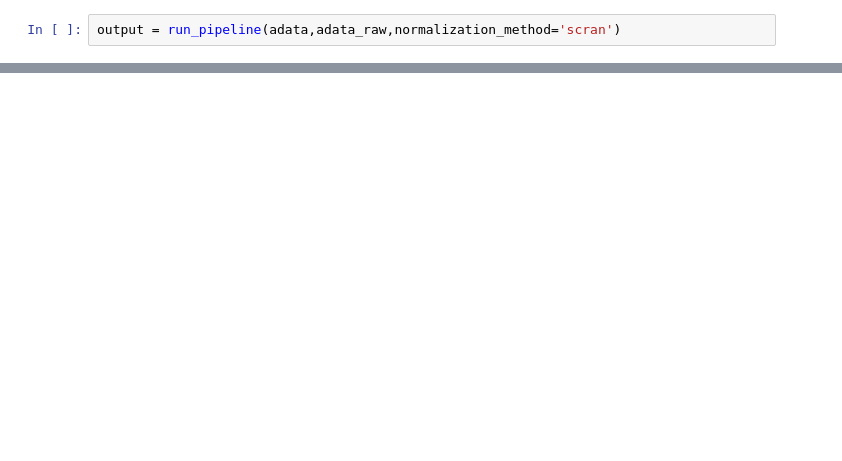
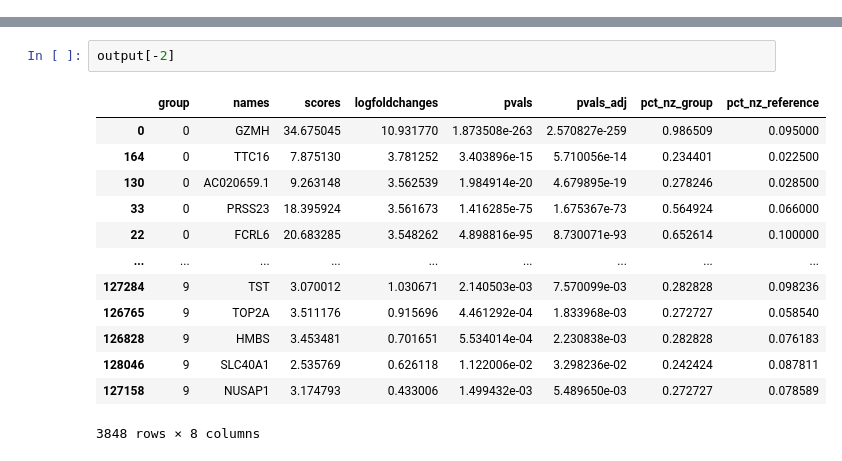
Before and after one commit to farshid61/scRNA-seq-analysis-pipeline, a Jupyter notebook: scRNA pipeline.ipynb, the cells around one changed output, grey strips where cells are left out. Saved outputs shown, nothing was run; the diff lists cells and outputs as text; blank space fills up the shorter version.

```diff
--- a/scRNA pipeline.ipynb
+++ b/scRNA pipeline.ipynb
@@ -569,2 +855,0 @@ output = run_pipeline(adata,adata_raw,normalization_method='scran')
-# %%
-output = run_pipeline(adata,adata_raw,normalization_method='scran')
@@ -574,0 +856,16 @@ output = run_pipeline(adata,adata_raw,normalization_method='scran')
+# %%
+output[-2]
+# %% [output]
+|  | group | names | scores | logfoldchanges | pvals | pvals_adj | pct_nz_group | pct_nz_reference |
+| 0 | 0 | GZMH | 34.675045 | 10.931770 | 1.873508e-263 | 2.570827e-259 | 0.986509 | 0.095000 |
+| 164 | 0 | TTC16 | 7.875130 | 3.781252 | 3.403896e-15 | 5.710056e-14 | 0.234401 | 0.022500 |
+| 130 | 0 | AC020659.1 | 9.263148 | 3.562539 | 1.984914e-20 | 4.679895e-19 | 0.278246 | 0.028500 |
+| 33 | 0 | PRSS23 | 18.395924 | 3.561673 | 1.416285e-75 | 1.675367e-73 | 0.564924 | 0.066000 |
+| 22 | 0 | FCRL6 | 20.683285 | 3.548262 | 4.898816e-95 | 8.730071e-93 | 0.652614 | 0.100000 |
+| ... | ... | ... | ... | ... | ... | ... | ... | ... |
+| 127284 | 9 | TST | 3.070012 | 1.030671 | 2.140503e-03 | 7.570099e-03 | 0.282828 | 0.098236 |
+| 126765 | 9 | TOP2A | 3.511176 | 0.915696 | 4.461292e-04 | 1.833968e-03 | 0.272727 | 0.058540 |
+| 126828 | 9 | HMBS | 3.453481 | 0.701651 | 5.534014e-04 | 2.230838e-03 | 0.282828 | 0.076183 |
+| 128046 | 9 | SLC40A1 | 2.535769 | 0.626118 | 1.122006e-02 | 3.298236e-02 | 0.242424 | 0.087811 |
+| 127158 | 9 | NUSAP1 | 3.174793 | 0.433006 | 1.499432e-03 | 5.489650e-03 | 0.272727 | 0.078589 |
+3848 rows × 8 columns
```
Also changed, not shown: parts of 6 cells of this notebook.
